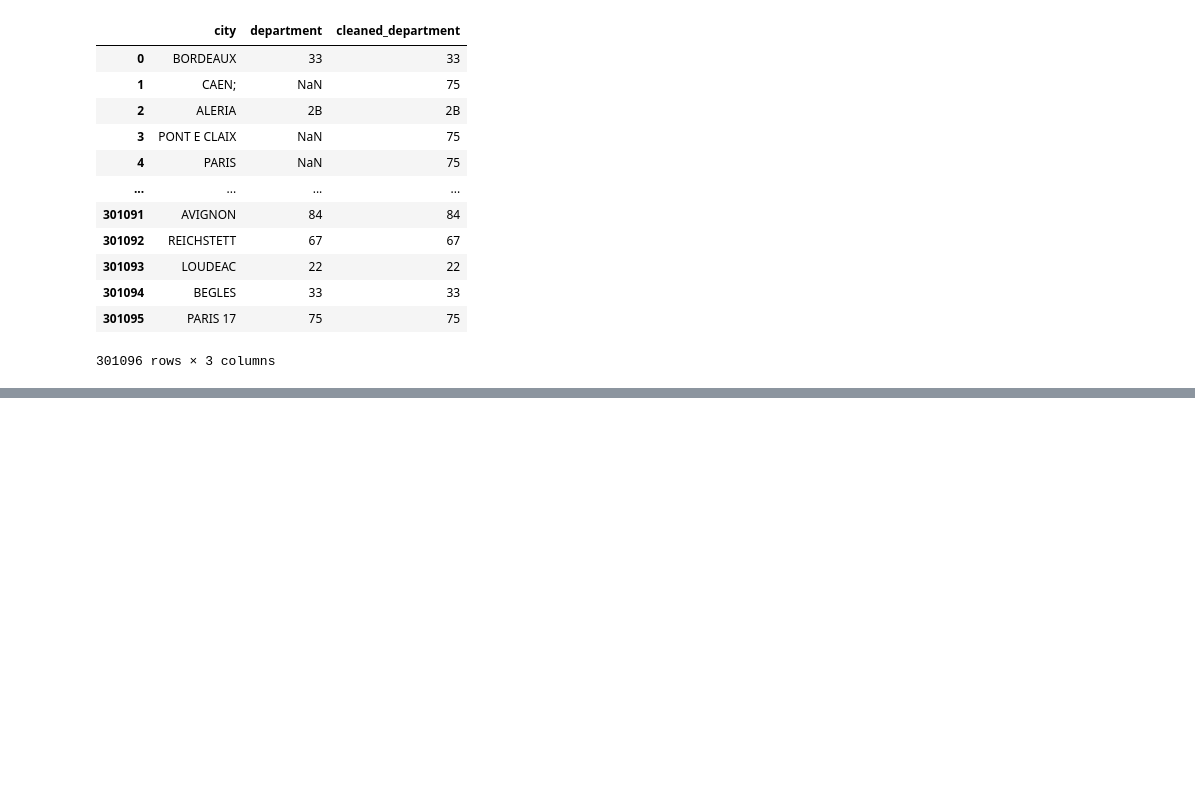
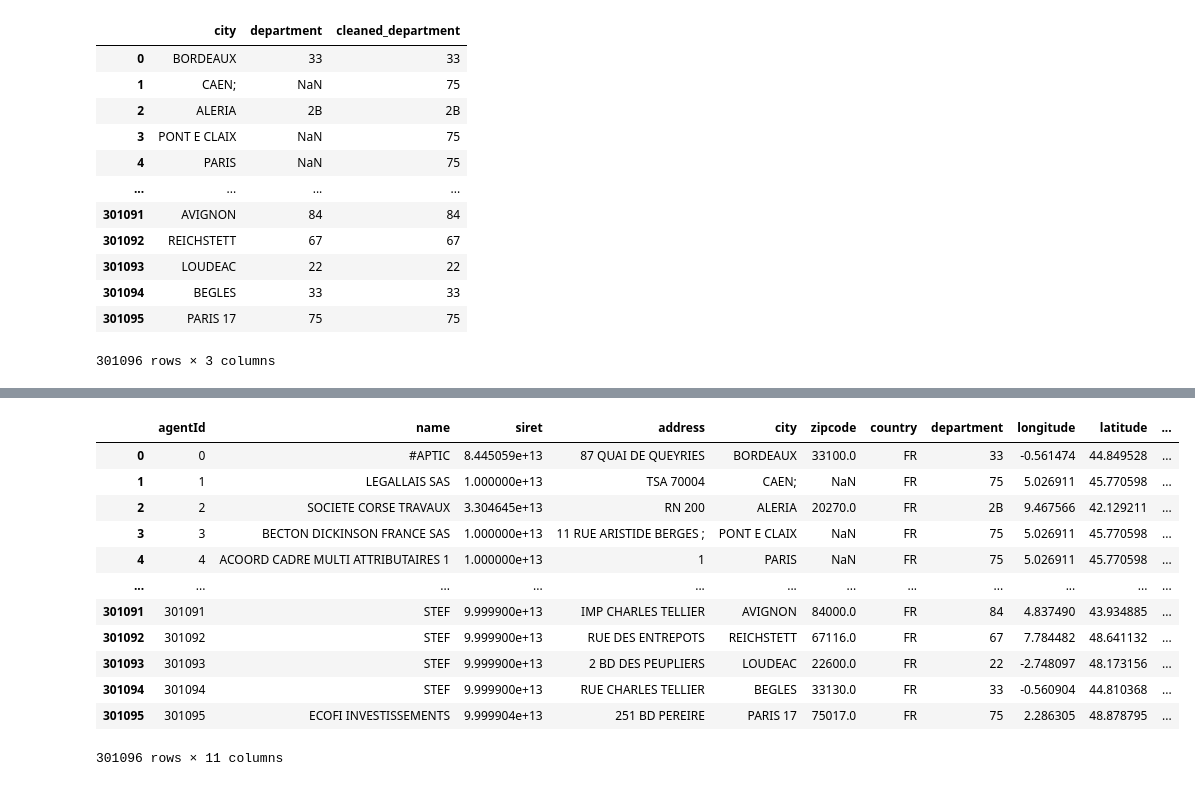
Before and after one commit to abdelhadi-essabri/FOPPA_Project, a Jupyter notebook: 02_nettoyage/agents.ipynb, the cells around one changed output, grey strips where cells are left out. Drawn from its saved outputs; the diff is of its cells as text; code cells hidden in the pictures; blank space fills up the shorter version.

```diff
--- a/02_nettoyage/agents.ipynb
+++ b/02_nettoyage/agents.ipynb
@@ -188,2 +249,18 @@ agents = deleteColumns(agents,['latitude','longitude'])
 # %%
-saveData(agents,path = '../donnees/agents_cleaned.csv')
+agents = load_data('../donnees/agents_cleaned.csv')
+# %%
+agents
+# %% [output]
+|  | agentId | name | siret | address | city | zipcode | country | department | longitude | latitude | ... |
+| 0 | 0 | #APTIC | 8.445059e+13 | 87 QUAI DE QUEYRIES | BORDEAUX | 33100.0 | FR | 33 | -0.561474 | 44.849528 | ... |
+| 1 | 1 | LEGALLAIS SAS | 1.000000e+13 | TSA 70004 | CAEN; | NaN | FR | 75 | 5.026911 | 45.770598 | ... |
+| 2 | 2 | SOCIETE CORSE TRAVAUX | 3.304645e+13 | RN 200 | ALERIA | 20270.0 | FR | 2B | 9.467566 | 42.129211 | ... |
+| 3 | 3 | BECTON DICKINSON FRANCE SAS | 1.000000e+13 | 11 RUE ARISTIDE BERGES ; | PONT E CLAIX | NaN | FR | 75 | 5.026911 | 45.770598 | ... |
+| 4 | 4 | ACOORD CADRE MULTI ATTRIBUTAIRES 1 | 1.000000e+13 | 1 | PARIS | NaN | FR | 75 | 5.026911 | 45.770598 | ... |
+| ... | ... | ... | ... | ... | ... | ... | ... | ... | ... | ... | ... |
+| 301091 | 301091 | STEF | 9.999900e+13 | IMP CHARLES TELLIER | AVIGNON | 84000.0 | FR | 84 | 4.837490 | 43.934885 | ... |
+| 301092 | 301092 | STEF | 9.999900e+13 | RUE DES ENTREPOTS | REICHSTETT | 67116.0 | FR | 67 | 7.784482 | 48.641132 | ... |
+| 301093 | 301093 | STEF | 9.999900e+13 | 2 BD DES PEUPLIERS | LOUDEAC | 22600.0 | FR | 22 | -2.748097 | 48.173156 | ... |
+| 301094 | 301094 | STEF | 9.999900e+13 | RUE CHARLES TELLIER | BEGLES | 33130.0 | FR | 33 | -0.560904 | 44.810368 | ... |
+| 301095 | 301095 | ECOFI INVESTISSEMENTS | 9.999904e+13 | 251 BD PEREIRE | PARIS 17 | 75017.0 | FR | 75 | 2.286305 | 48.878795 | ... |
+301096 rows × 11 columns
```
Also changed, not shown: parts of 16 cells of this notebook, 2 other files.
